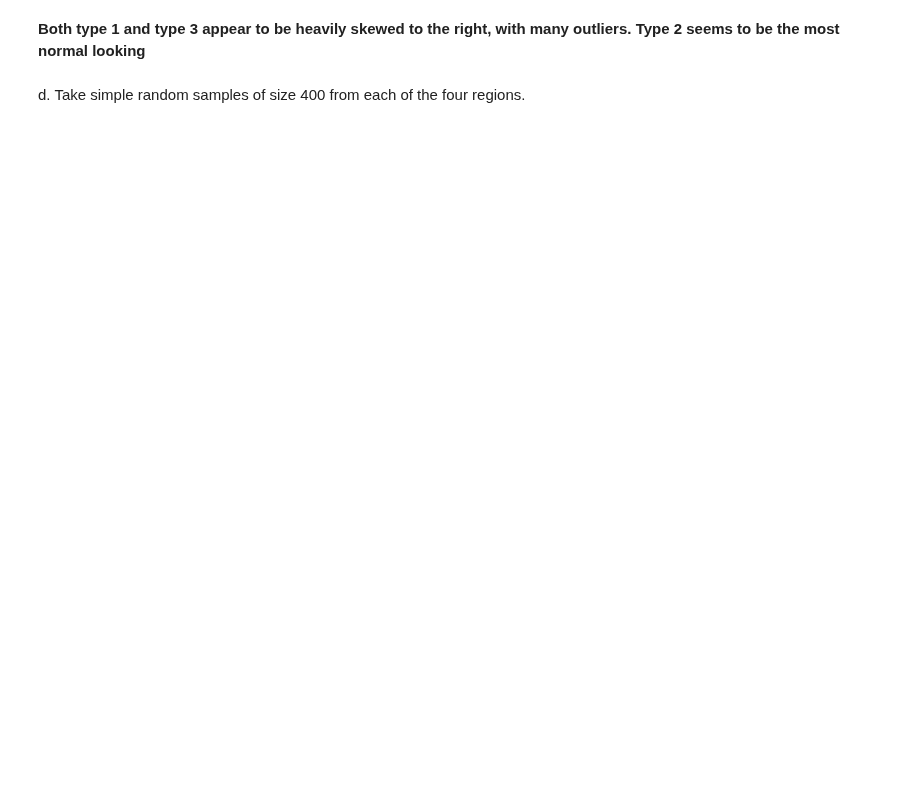
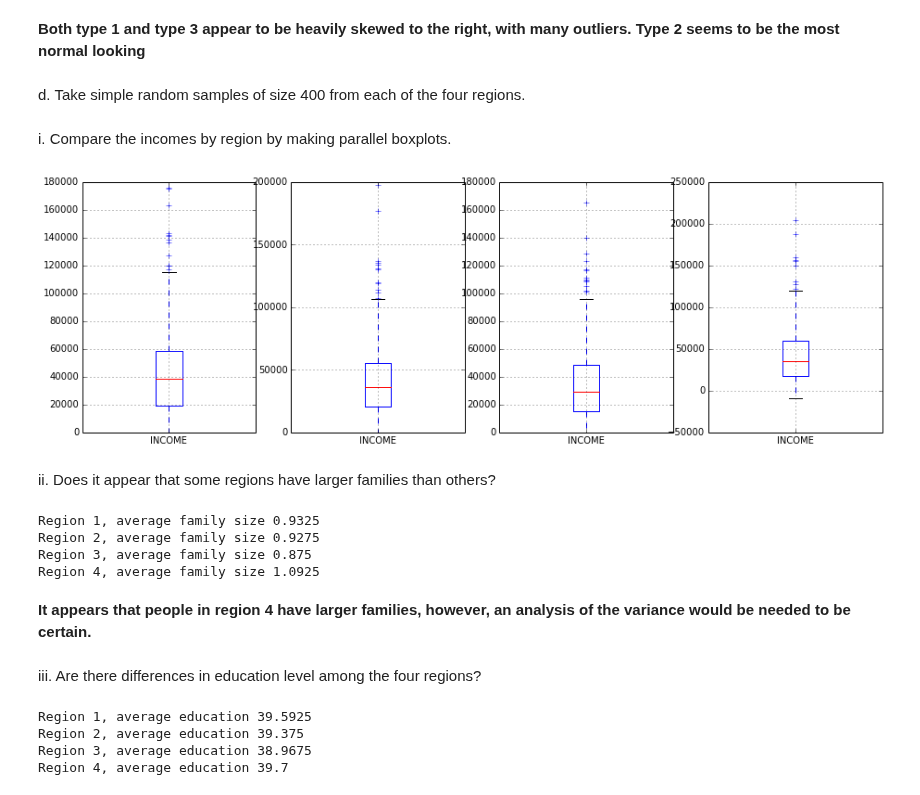
Before and after one commit to Chuphay/school, a Jupyter notebook: mStat1/HW 1.ipynb, the cells around one changed output. Drawn from its saved outputs; the diff is of its cells as text; code cells hidden in the pictures; blank space fills up the shorter version.

```diff
--- a/mStat1/HW 1.ipynb
+++ b/mStat1/HW 1.ipynb
@@ -466,3 +468,56 @@ hist(x.values);
 <b>Both type 1 and type 3 appear to be heavily skewed to the right, with many outliers. Type 2 seems to be the most normal looking</b>
 # %% [markdown]
 d. Take simple random samples of size 400 from each of the four regions.
+# %%
+region_1 = df[df['REGION'] == 1]
+samples = np.random.choice(region_1.index, 400, replace= False)
+sample_1 = region_1.ix[samples]
+region_2 = df[df['REGION'] == 2]
+samples = np.random.choice(region_2.index, 400, replace= False)
+sample_2 = region_2.ix[samples]
+region_3 = df[df['REGION'] == 3]
+samples = np.random.choice(region_3.index, 400, replace= False)
+sample_3 = region_3.ix[samples]
+region_4 = df[df['REGION'] == 4]
+samples = np.random.choice(region_4.index, 400, replace= False)
+sample_4 = region_4.ix[samples]
+# %% [markdown]
+i. Compare the incomes by region by making parallel boxplots.
+# %%
+figsize(15,5)
+subplot(141)
+(sample_1).boxplot("INCOME");
+subplot(142)
+(sample_2).boxplot("INCOME");
+subplot(143)
+(sample_3).boxplot("INCOME");
+subplot(144)
+(sample_4).boxplot("INCOME");
+# %% [output]
+[figure, added]
+# %% [markdown]
+ii. Does it appear that some regions have larger families than others?
+# %%
+print("Region 1, average family size", mean(sample_1["CHILDREN"]))
+print("Region 2, average family size", mean(sample_2["CHILDREN"]))
+print("Region 3, average family size", mean(sample_3["CHILDREN"]))
+print("Region 4, average family size", mean(sample_4["CHILDREN"]))
+# %% [output]
+Region 1, average family size 0.9325
+Region 2, average family size 0.9275
+Region 3, average family size 0.875
+Region 4, average family size 1.0925
+# %% [markdown]
+<b>It appears that people in region 4 have larger families, however, an analysis of the variance would be needed to be certain.</b>
+# %% [markdown]
+iii. Are there differences in education level among the four regions?
+# %%
+print("Region 1, average education", mean(sample_1["EDUCATION"]))
+print("Region 2, average education", mean(sample_2["EDUCATION"]))
+print("Region 3, average education", mean(sample_3["EDUCATION"]))
+print("Region 4, average education", mean(sample_4["EDUCATION"]))
+# %% [output]
+Region 1, average education 39.5925
+Region 2, average education 39.375
+Region 3, average education 38.9675
+Region 4, average education 39.7
```
Also changed, not shown: parts of 7 cells of this notebook.
